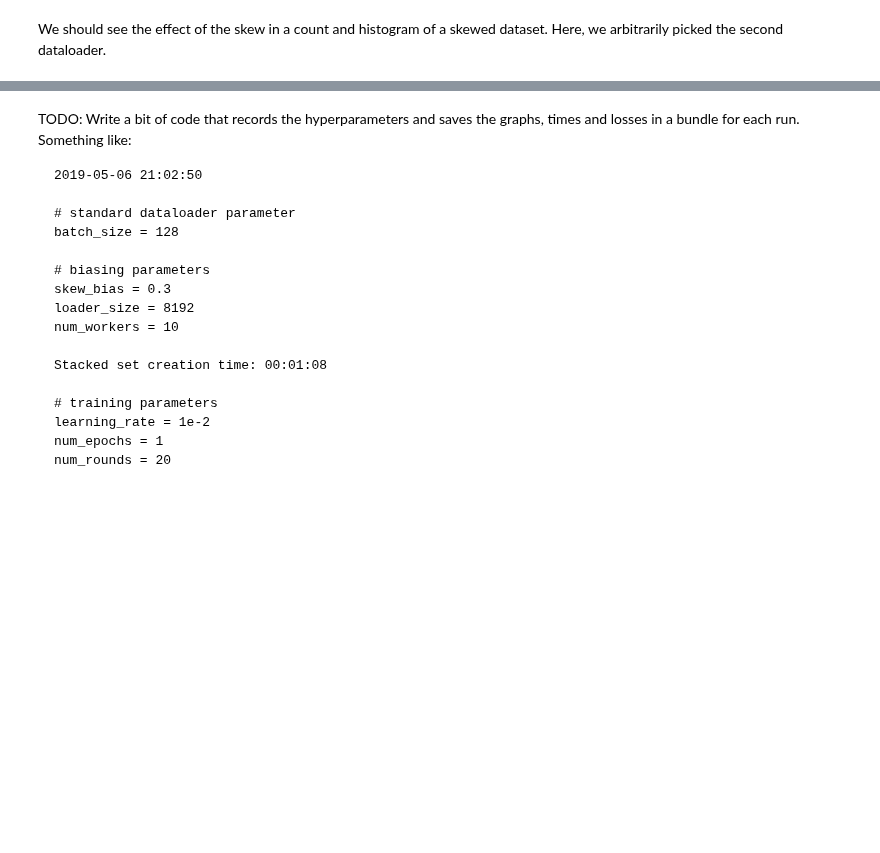
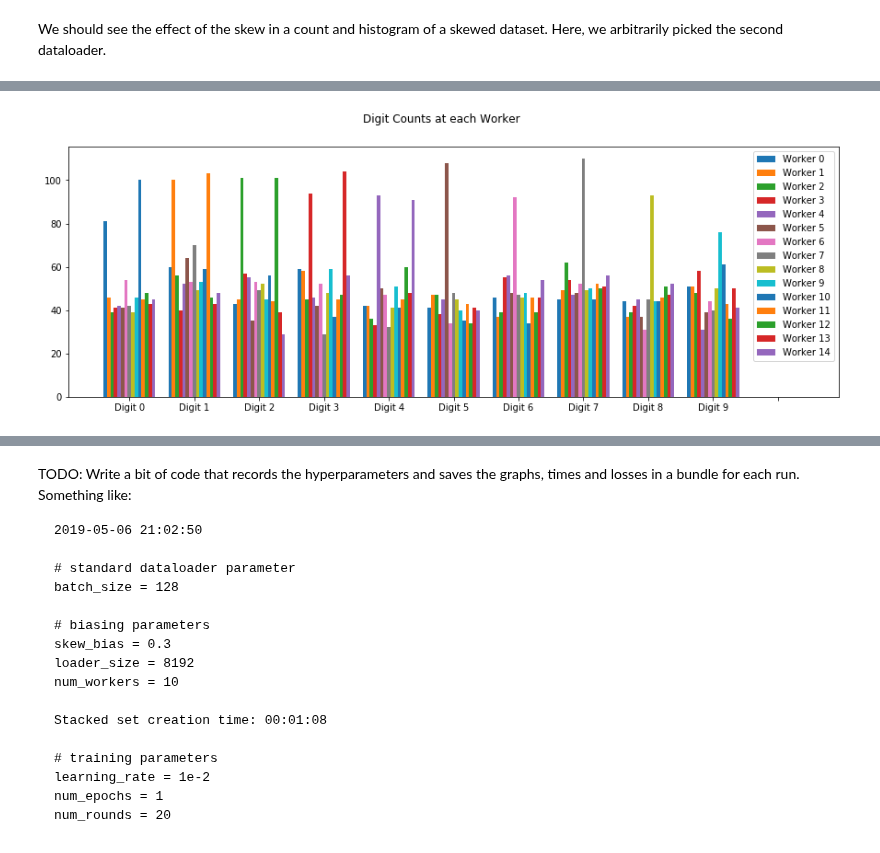
Before and after one commit to rmicallef/bfpytorch, a Jupyter notebook: MNIST-fed.ipynb, the cells around one changed output, grey strips where cells are left out. Drawn from its saved outputs; the diff is of its cells as text; code cells hidden in the pictures; blank space fills up the shorter version.

```diff
--- a/MNIST-fed.ipynb
+++ b/MNIST-fed.ipynb
@@ -242,0 +242,29 @@ H = ax.hist(ys, bins=range(11), histtype='bar', align='left', rwidth=0.8)
+# %%
+hist_counts = []
+digit_counts = []
+for loader in tqdm(stacked_data_loaders):
+    _, ybatches = list(zip(*loader))
+    ys = torch.cat(ybatches)
+    ys = [int(y) for y in ys]
+    hist_counts.append(ys)
+
+    digits = sorted(Counter(ys).most_common())
+    _, digits = list(zip(*digits))
+    digit_counts.append(list(digits))
+
+digit_counts = [list(i) for i in zip(*digit_counts)]
+# %%
+fig, ax = plt.subplots(figsize=(15, 5))
+fig.suptitle('Digit Counts at each Worker')
+ax.xaxis.set_major_locator(plt.MultipleLocator(1))
+ax.set_xticklabels([('Digit ' + str(x-1)) for x in range(11)])
+ax.hist(hist_counts,
+        label=[('Worker ' + str(x)) for x in range(num_workers)],
+        bins=list(range(12)),
+        histtype='bar',
+        align='left',
+        rwidth=0.8,
+       );
+ax.legend();
+# %% [output]
+[figure, added]
```
Also changed, not shown: parts of 13 cells of this notebook, 1 other file.
